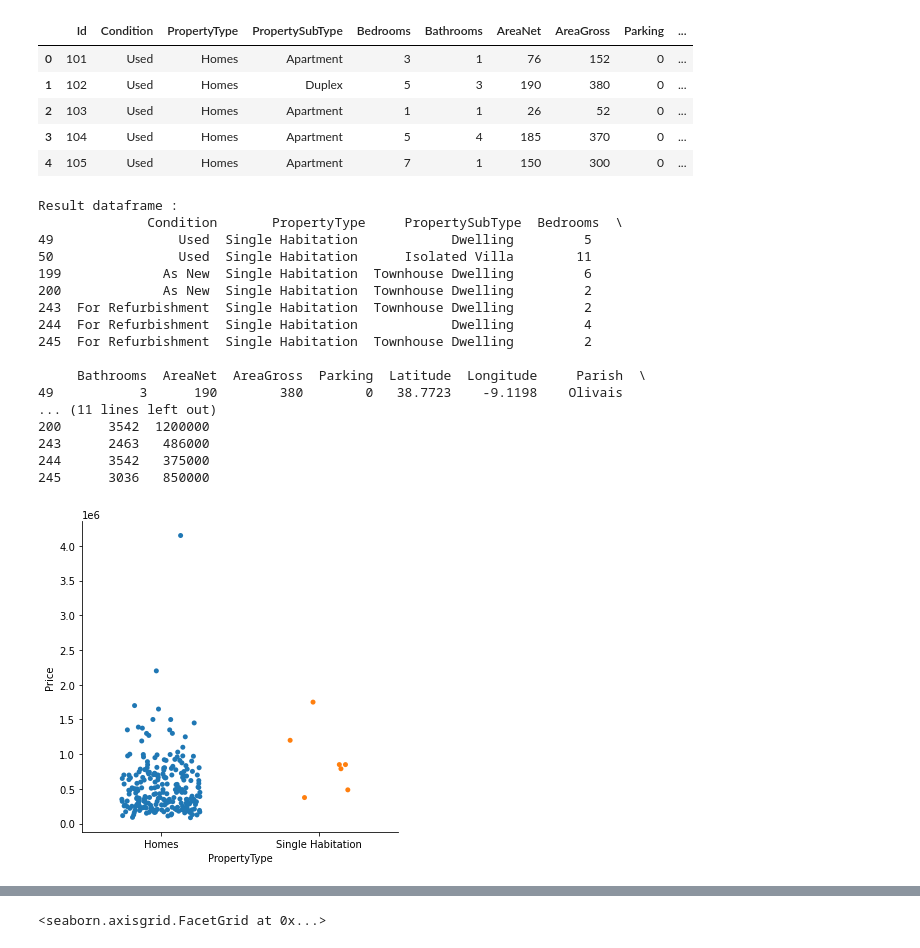
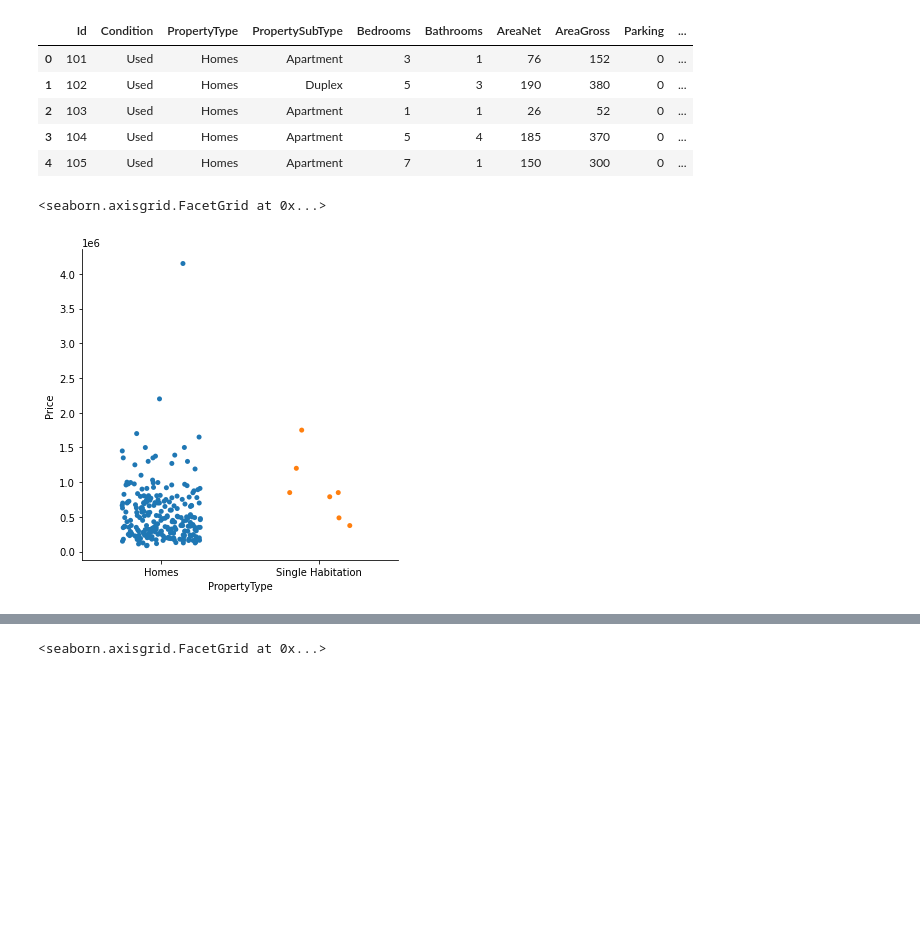
Before and after one commit to NEECIST/Machine-Learning-Workshop, a Jupyter notebook: regression/ws2.ipynb, the cells around one changed output, grey strips where cells are left out. Cells and saved outputs as stored; diff of their text form; code cells hidden in the pictures; blank space fills up the shorter version.

```diff
--- a/regression/ws2.ipynb
+++ b/regression/ws2.ipynb
@@ -37,28 +37,8 @@ df = df.drop(['Country', 'District','Municipality'], axis=1)
 df = df.drop(['Id'], axis=1)
 # %%
 sn.catplot(x='PropertyType', y='Price',  data=df,jitter='0.25')
-
-lim_df = df[df['PropertyType'] == 'Single Habitation']
-
-print('\nResult dataframe :\n', lim_df)
 # %% [output]
-Result dataframe :
-              Condition       PropertyType     PropertySubType  Bedrooms  \
-49                Used  Single Habitation            Dwelling         5
-50                Used  Single Habitation      Isolated Villa        11
-199             As New  Single Habitation  Townhouse Dwelling         6
-200             As New  Single Habitation  Townhouse Dwelling         2
-243  For Refurbishment  Single Habitation  Townhouse Dwelling         2
-244  For Refurbishment  Single Habitation            Dwelling         4
-245  For Refurbishment  Single Habitation  Townhouse Dwelling         2
-
-     Bathrooms  AreaNet  AreaGross  Parking  Latitude  Longitude     Parish  \
-49           3      190        380        0   38.7723    -9.1198    Olivais
-... (11 lines left out)
-200      3542  1200000
-243      2463   486000
-244      3542   375000
-245      3036   850000
+<seaborn.axisgrid.FacetGrid at 0x...>
-[figure, old version]
+[figure, new version]
 # %%
 sn.catplot(x='PropertySubType', y='Price',  data=df,jitter='0.25')
```
Also changed, not shown: parts of 18 cells of this notebook.
